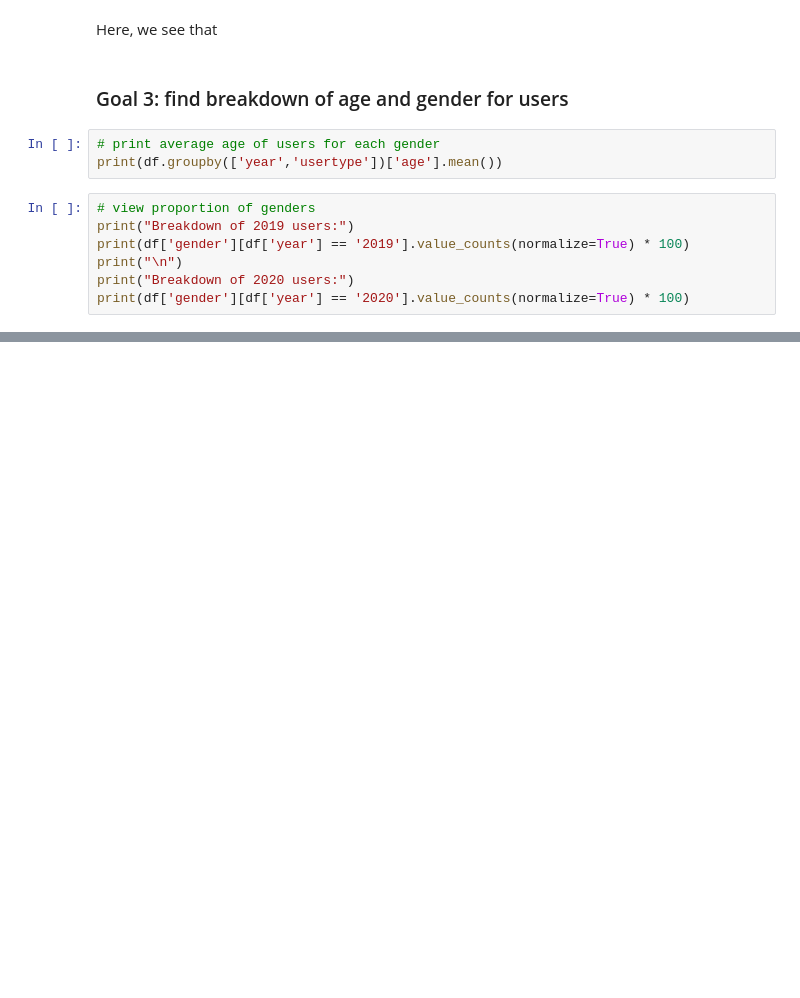
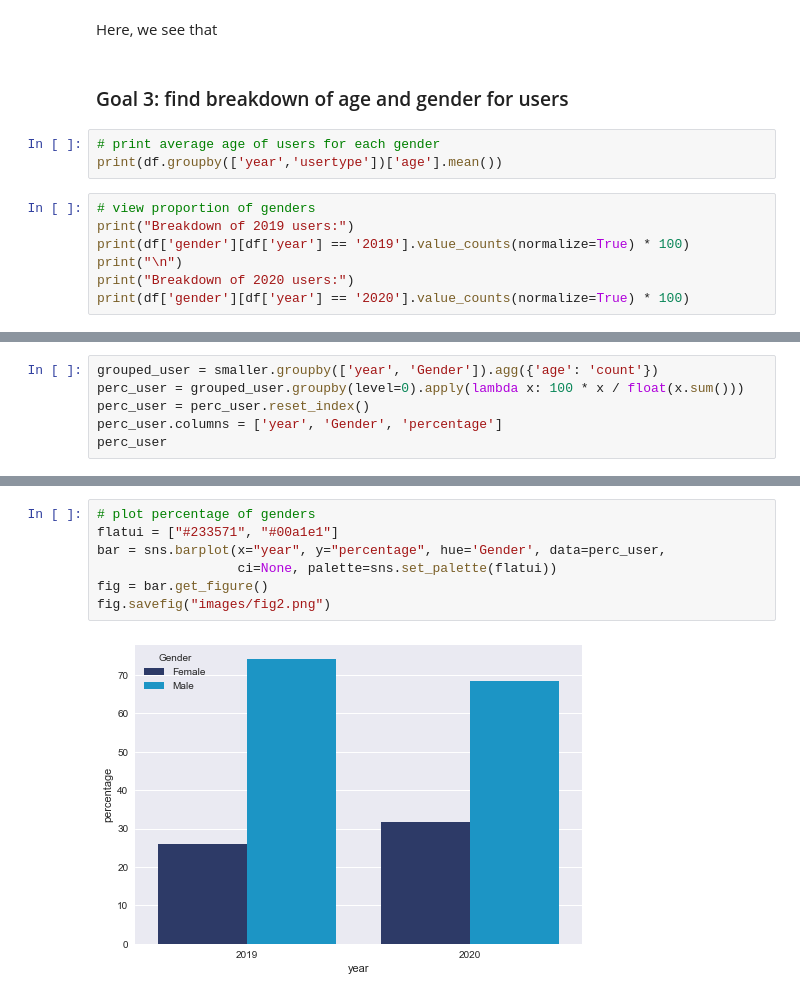
Before and after one commit to JingyiChen1996/DS4A-Team17, a Jupyter notebook: lauren/subscriber_and_customer_analysis.ipynb, the cells around one changed output, grey strips where cells are left out. Cells and saved outputs as stored; diff of their text form; blank space fills up the shorter version.

Commit message:
add images

```diff
--- a/lauren/subscriber_and_customer_analysis.ipynb
+++ b/lauren/subscriber_and_customer_analysis.ipynb
@@ -121,0 +122,6 @@ See the caveats in the documentation: https://pandas.pydata.org/pandas-docs/stab
+# %%
+grouped_user = smaller.groupby(['year', 'Gender']).agg({'age': 'count'})
+perc_user = grouped_user.groupby(level=0).apply(lambda x: 100 * x / float(x.sum()))
+perc_user = perc_user.reset_index()
+perc_user.columns = ['year', 'Gender', 'percentage']
+perc_user
@@ -122 +143,10 @@ See the caveats in the documentation: https://pandas.pydata.org/pandas-docs/stab
+# %%
+# plot percentage of genders
+flatui = ["#233571", "#00a1e1"]
+bar = sns.barplot(x="year", y="percentage", hue='Gender', data=perc_user,
+                  ci=None, palette=sns.set_palette(flatui))
+fig = bar.get_figure()
+fig.savefig("images/fig2.png")
+# %% [output]
+[figure, added]
 # %%
```
Also changed, not shown: parts of 11 cells of this notebook, 4 other files.
